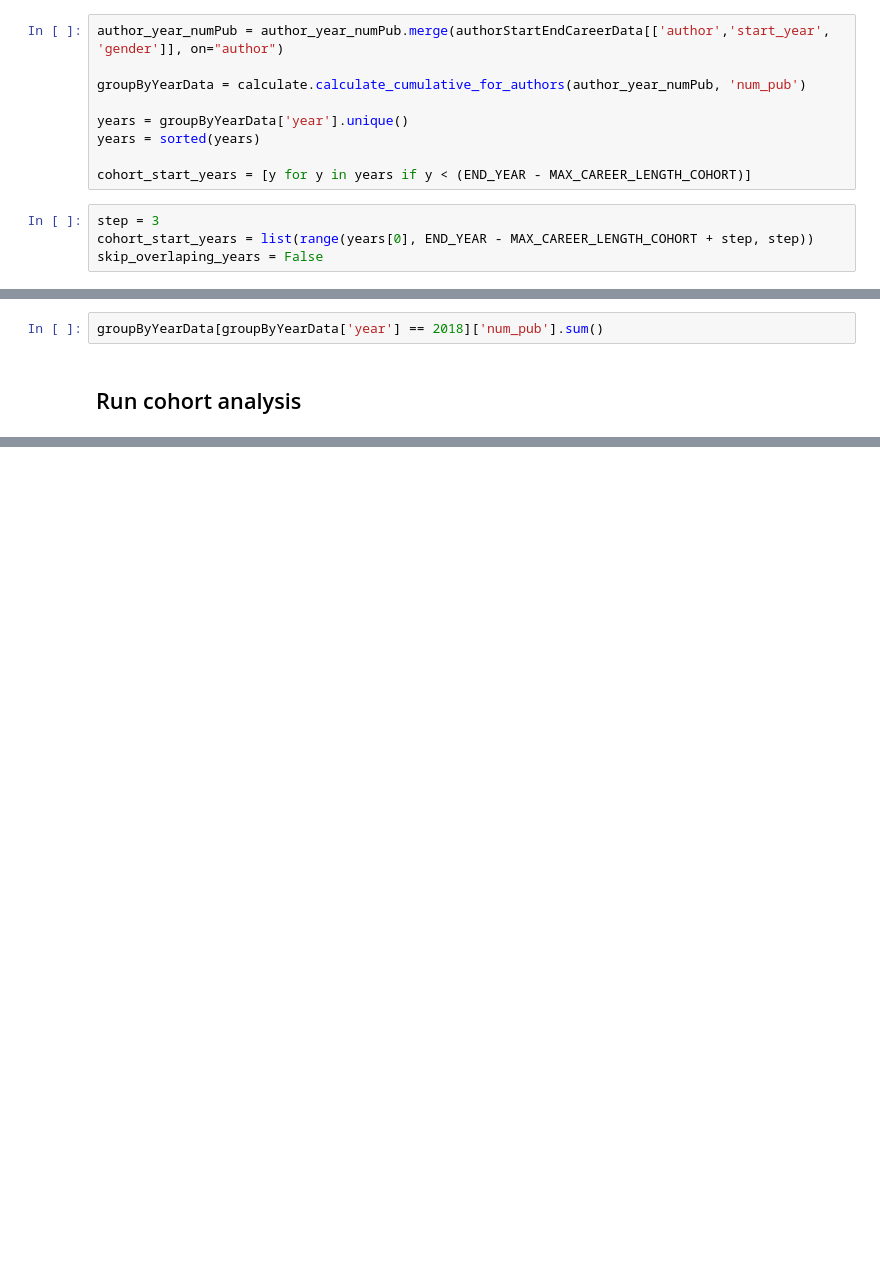
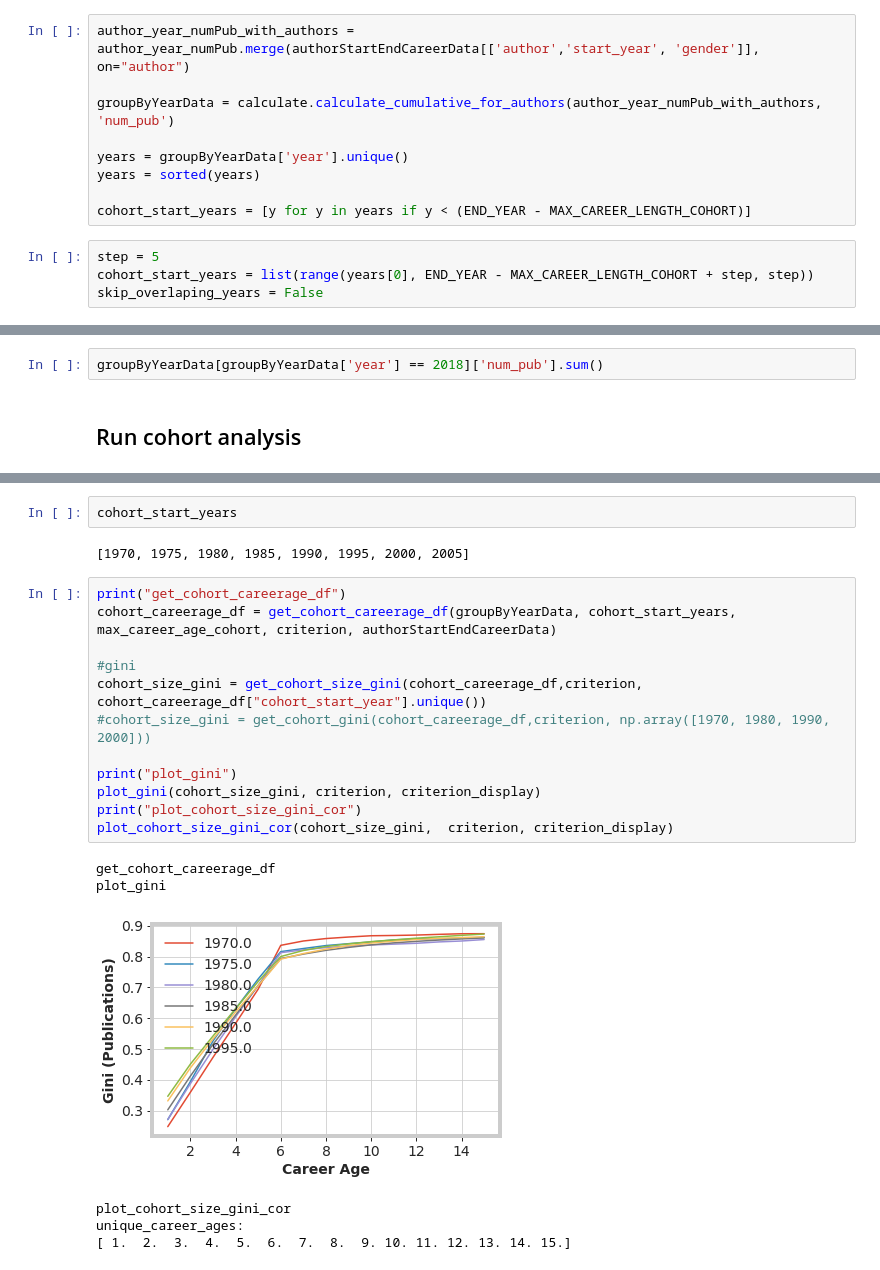
Before and after one commit to gesiscss/inequality, a Jupyter notebook: 2.Cohort analysis.ipynb, the cells around one changed output, grey strips where cells are left out. Drawn from its saved outputs; the diff is of its cells as text; blank space fills up the shorter version.

```diff
--- a/2.Cohort analysis.ipynb
+++ b/2.Cohort analysis.ipynb
@@ -189,16 +81,16 @@ results.head()
 # %% [markdown]
 ## Publications analysis
 # %%
-author_year_numPub = author_year_numPub.merge(authorStartEndCareerData[['author','start_year', 'gender']], on="author")
+author_year_numPub_with_authors = author_year_numPub.merge(authorStartEndCareerData[['author','start_year', 'gender']], on="author")
 
-groupByYearData = calculate.calculate_cumulative_for_authors(author_year_numPub, 'num_pub')
+groupByYearData = calculate.calculate_cumulative_for_authors(author_year_numPub_with_authors, 'num_pub')
 
 years = groupByYearData['year'].unique()
 years = sorted(years)
 
 cohort_start_years = [y for y in years if y < (END_YEAR - MAX_CAREER_LENGTH_COHORT)]
 # %%
-step = 3
+step = 5
 cohort_start_years = list(range(years[0], END_YEAR - MAX_CAREER_LENGTH_COHORT + step, step))
 skip_overlaping_years = False
 # %%
@@ -250,0 +152,23 @@ groupByYearData[groupByYearData['year'] == 2018]['num_pub'].sum()
+# %%
+cohort_start_years
+# %% [output]
+[1970, 1975, 1980, 1985, 1990, 1995, 2000, 2005]
+# %%
+print("get_cohort_careerage_df")
+cohort_careerage_df = get_cohort_careerage_df(groupByYearData, cohort_start_years, max_career_age_cohort, criterion, authorStartEndCareerData)
+
+#gini
+cohort_size_gini = get_cohort_size_gini(cohort_careerage_df,criterion, cohort_careerage_df["cohort_start_year"].unique())
+#cohort_size_gini = get_cohort_gini(cohort_careerage_df,criterion, np.array([1970, 1980, 1990, 2000]))
+
+print("plot_gini")
+plot_gini(cohort_size_gini, criterion, criterion_display)
+print("plot_cohort_size_gini_cor")
+plot_cohort_size_gini_cor(cohort_size_gini,  criterion, criterion_display)
+# %% [output]
+get_cohort_careerage_df
+plot_gini
+[figure, added]
+plot_cohort_size_gini_cor
+unique_career_ages:
+[ 1.  2.  3.  4.  5.  6.  7.  8.  9. 10. 11. 12. 13. 14. 15.]
```
Also changed, not shown: parts of 17 cells of this notebook, 4 other files.
